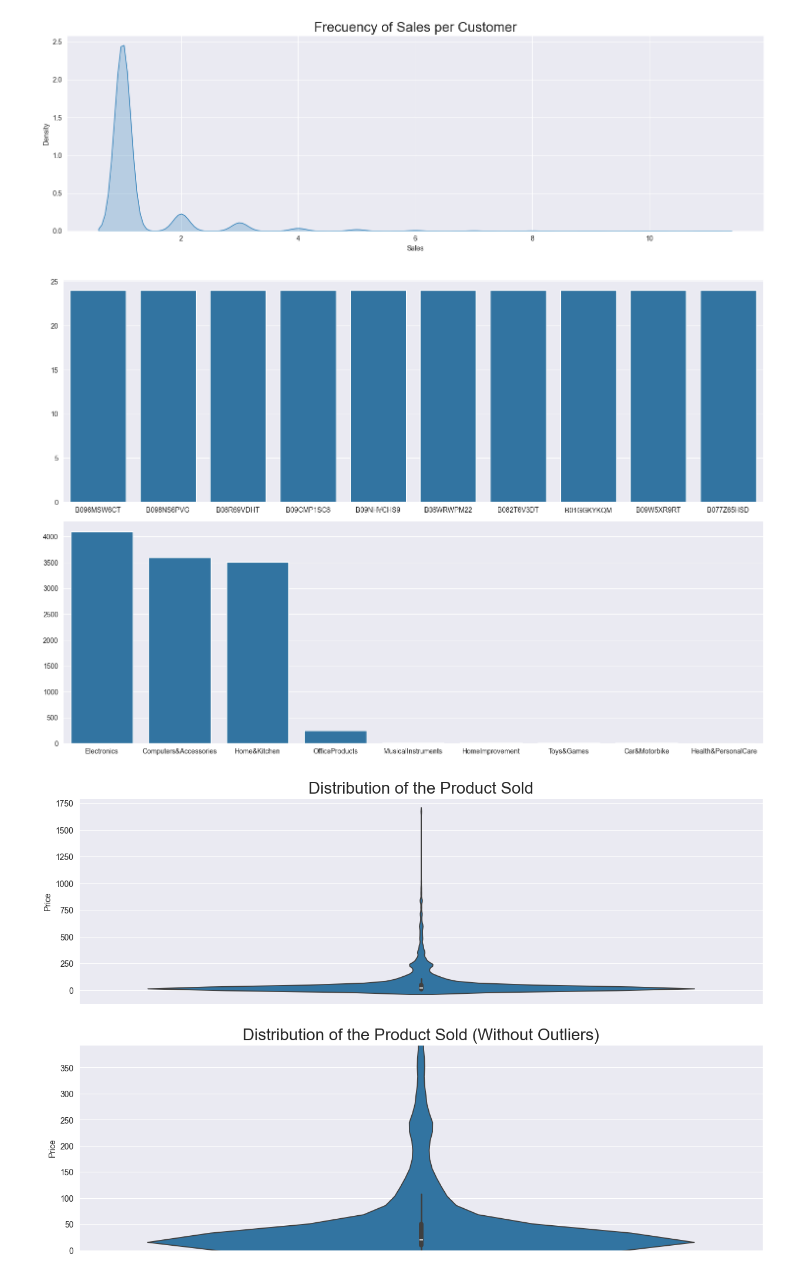
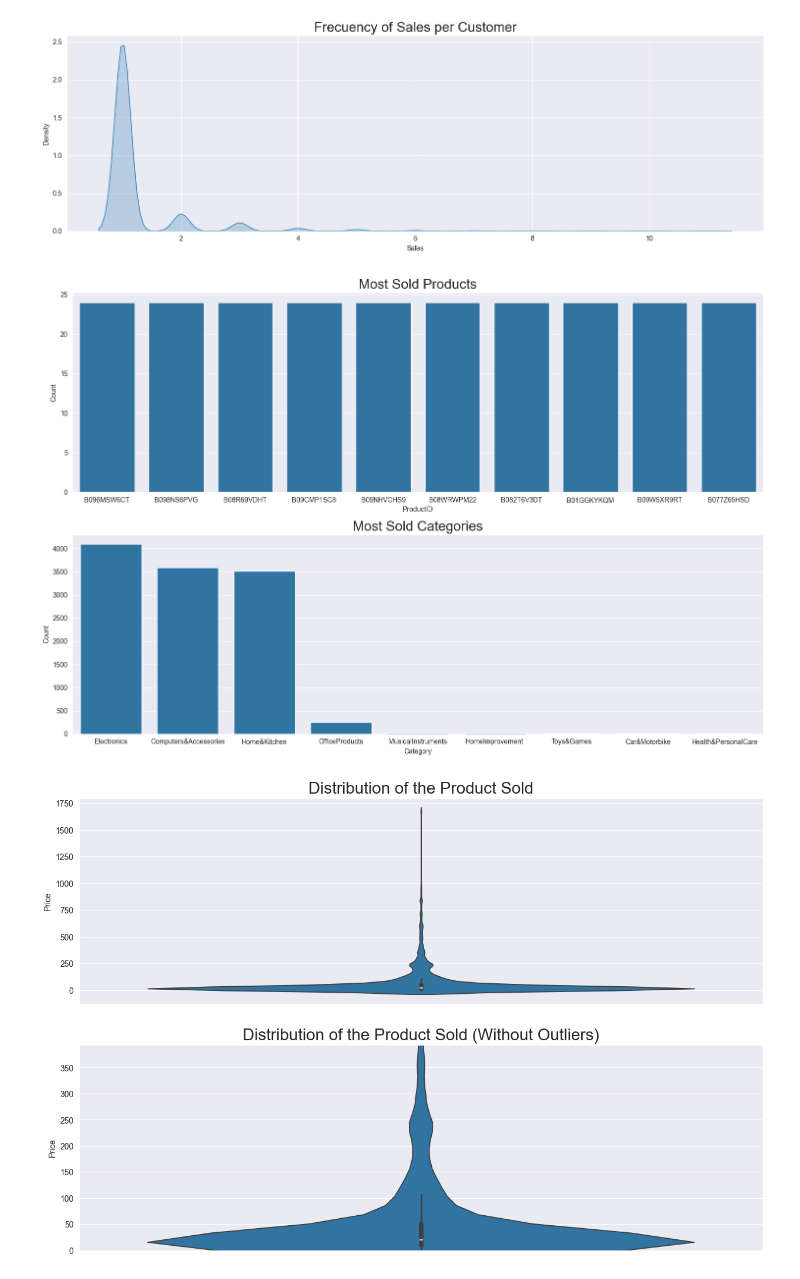
Before and after one commit to RodrigoLopezNunez17/Amazon-Sales----NLP, a Jupyter notebook: EDA/EDA.ipynb, the cells around one changed output. Saved outputs shown, nothing was run; the diff lists cells and outputs as text; code cells hidden in the pictures.

```diff
--- a/EDA/EDA.ipynb
+++ b/EDA/EDA.ipynb
@@ -45,19 +45,25 @@ plt.show()
 # %%
 data = pd.merge(fact, pd.merge(product, productCategory), on='ProductID', how='left')[['ProductID','Category']]
 
 productName = data['ProductID'].value_counts().to_dict()
 category = data['Category'].value_counts().to_dict()
 
 fig, (ax1, ax2) = plt.subplots(2, 1, figsize=(15,10))
 
 sns.barplot(x=list(productName.keys())[:10], y=list(productName.values())[:10], ax=ax1)
+ax1.set_title("Most Sold Products", fontsize=20)
+ax1.set_ylabel("Count")
+ax1.set_xlabel("ProductID")
 
 sns.barplot(data=category, ax=ax2)
+ax2.set_title("Most Sold Categories", fontsize=20)
+ax2.set_ylabel("Count")
+ax2.set_xlabel("Category")
 
 plt.tight_layout()
 plt.show()
 # %% [output]
-[figure, old version]
+[figure, new version]
 # %%
 fig, (ax1,ax2) = plt.subplots(2,1, figsize=(15,10))
 
```
Also changed, not shown: parts of 1 cell of this notebook, 1 other file.
